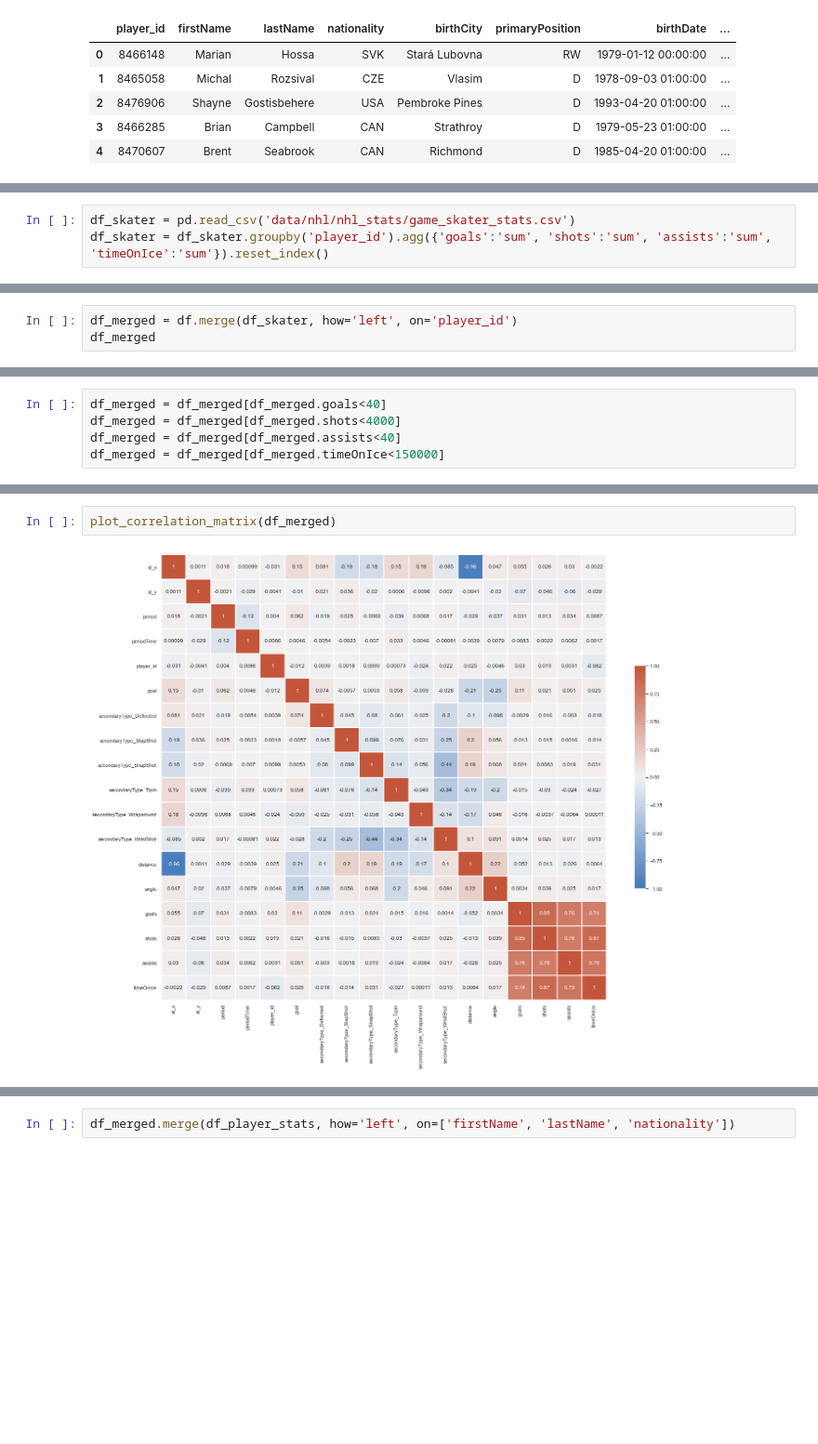
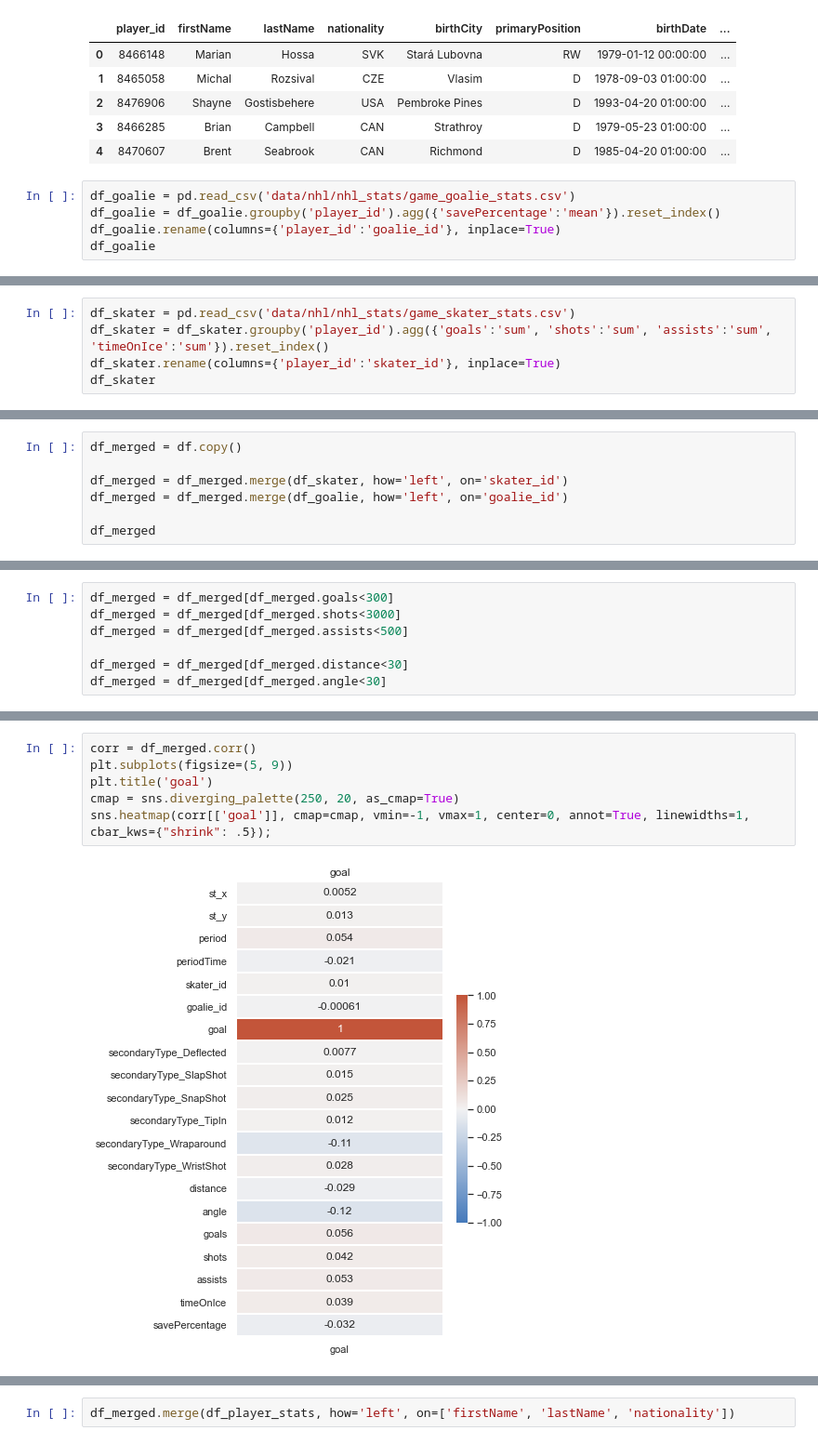
Before and after one commit to rmnng/dsnanocapstone, a Jupyter notebook: 5_nhl_logistic_regression_players.ipynb, the cells around one changed output, grey strips where cells are left out. Shown at 93% size. Saved outputs shown, nothing was run; the diff lists cells and outputs as text; blank space fills up the shorter version.

```diff
--- a/5_nhl_logistic_regression_players.ipynb
+++ b/5_nhl_logistic_regression_players.ipynb
@@ -174,3 +218,8 @@ df_player_info.head()
 | 2 | 8476906 | Shayne | Gostisbehere | USA | Pembroke Pines | D | 1993-04-20 01:00:00 | ... |
 | 3 | 8466285 | Brian | Campbell | CAN | Strathroy | D | 1979-05-23 01:00:00 | ... |
 | 4 | 8470607 | Brent | Seabrook | CAN | Richmond | D | 1985-04-20 01:00:00 | ... |
+# %%
+df_goalie = pd.read_csv('data/nhl/nhl_stats/game_goalie_stats.csv')
+df_goalie = df_goalie.groupby('player_id').agg({'savePercentage':'mean'}).reset_index()
+df_goalie.rename(columns={'player_id':'goalie_id'}, inplace=True)
+df_goalie
@@ -177,3 +240,5 @@ df_player_info.head()
 # %%
 df_skater = pd.read_csv('data/nhl/nhl_stats/game_skater_stats.csv')
 df_skater = df_skater.groupby('player_id').agg({'goals':'sum', 'shots':'sum', 'assists':'sum', 'timeOnIce':'sum'}).reset_index()
+df_skater.rename(columns={'player_id':'skater_id'}, inplace=True)
+df_skater
@@ -196,4 +259,8 @@ df_skater
 # %%
-df_merged = df.merge(df_skater, how='left', on='player_id')
+df_merged = df.copy()
+
+df_merged = df_merged.merge(df_skater, how='left', on='skater_id')
+df_merged = df_merged.merge(df_goalie, how='left', on='goalie_id')
+
 df_merged
 # %% [output]
@@ -217,8 +284,10 @@ df_merged.hist(figsize=(20, 20));
 # %%
-df_merged = df_merged[df_merged.goals<40]
-df_merged = df_merged[df_merged.shots<4000]
-df_merged = df_merged[df_merged.assists<40]
-df_merged = df_merged[df_merged.timeOnIce<150000]
+df_merged = df_merged[df_merged.goals<300]
+df_merged = df_merged[df_merged.shots<3000]
+df_merged = df_merged[df_merged.assists<500]
+
+df_merged = df_merged[df_merged.distance<30]
+df_merged = df_merged[df_merged.angle<30]
 # %%
 df_merged.columns
 # %% [output]
@@ -252,4 +325,8 @@ F1 Score: 0.69
 # %%
-plot_correlation_matrix(df_merged)
+corr = df_merged.corr()
+plt.subplots(figsize=(5, 9))
+plt.title('goal')
+cmap = sns.diverging_palette(250, 20, as_cmap=True)
+sns.heatmap(corr[['goal']], cmap=cmap, vmin=-1, vmax=1, center=0, annot=True, linewidths=1, cbar_kws={"shrink": .5});
 # %% [output]
-[figure, old version]
+[figure, new version]
```
Also changed, not shown: parts of 39 cells of this notebook, 3 other files.
